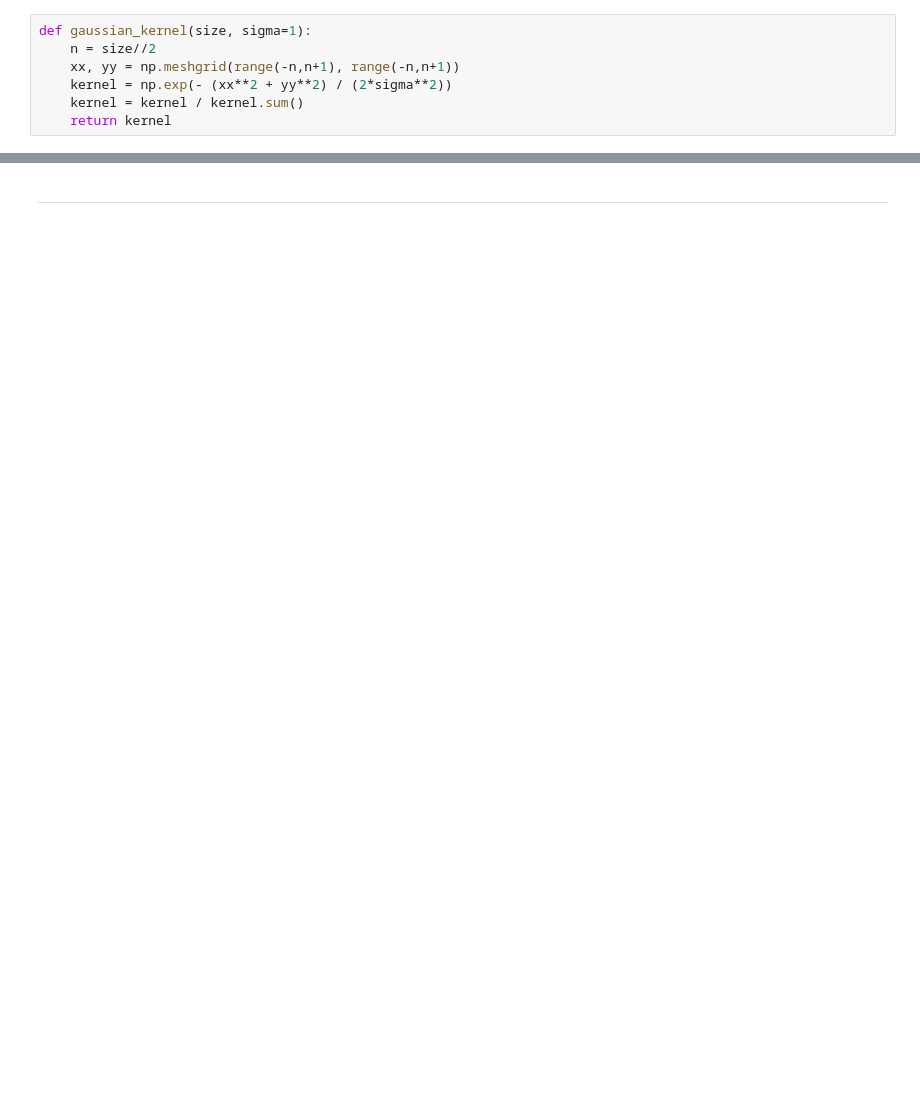
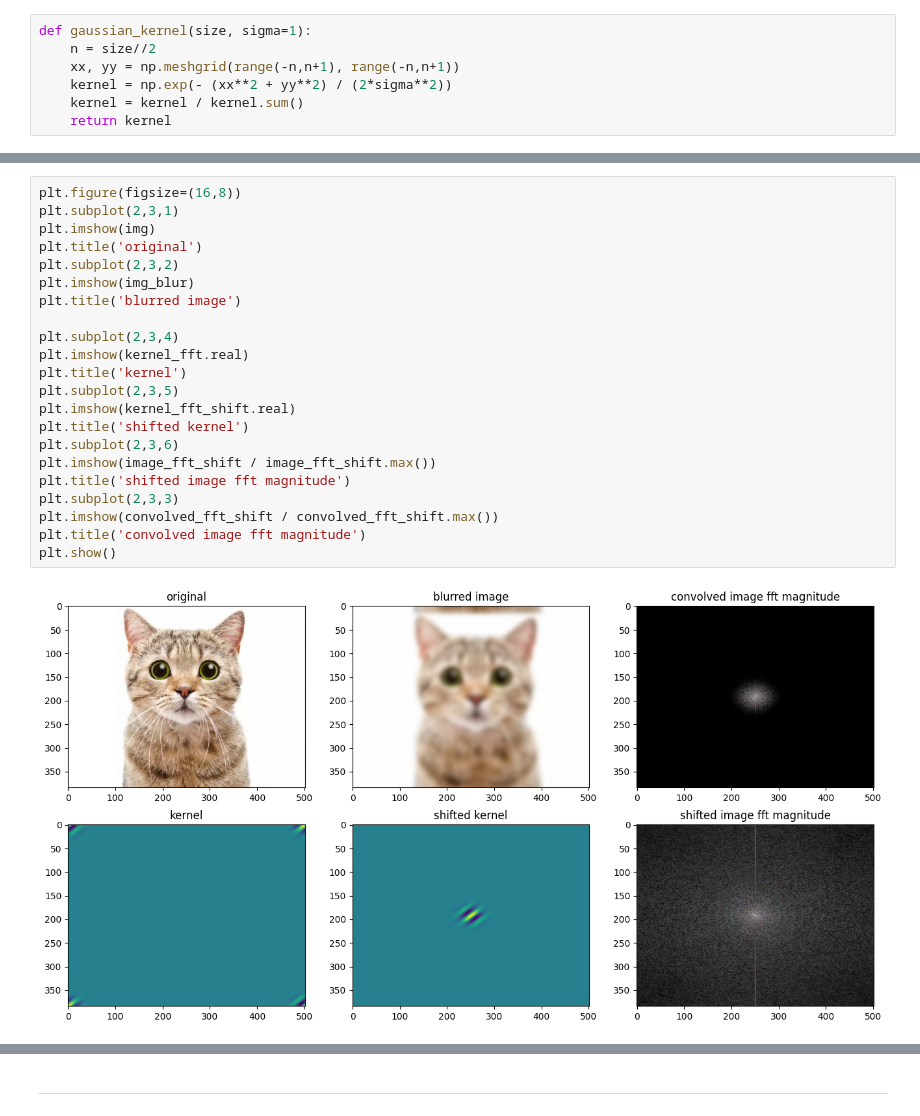
Before and after one commit to sgulyano/imgvdoproc, a Jupyter notebook: lab_freq_img_filter.ipynb, the cells around one changed output, grey strips where cells are left out. Saved outputs shown, nothing was run; the diff lists cells and outputs as text; blank space fills up the shorter version.

```diff
--- a/lab_freq_img_filter.ipynb
+++ b/lab_freq_img_filter.ipynb
@@ -31,0 +92,24 @@ def gaussian_kernel(size, sigma=1):
+# %%
+plt.figure(figsize=(16,8))
+plt.subplot(2,3,1)
+plt.imshow(img)
+plt.title('original')
+plt.subplot(2,3,2)
+plt.imshow(img_blur)
+plt.title('blurred image')
+
+plt.subplot(2,3,4)
+plt.imshow(kernel_fft.real)
+plt.title('kernel')
+plt.subplot(2,3,5)
+plt.imshow(kernel_fft_shift.real)
+plt.title('shifted kernel')
+plt.subplot(2,3,6)
+plt.imshow(image_fft_shift / image_fft_shift.max())
+plt.title('shifted image fft magnitude')
+plt.subplot(2,3,3)
+plt.imshow(convolved_fft_shift / convolved_fft_shift.max())
+plt.title('convolved image fft magnitude')
+plt.show()
+# %% [output]
+[figure, added]
```
Also changed, not shown: parts of 14 cells of this notebook.
